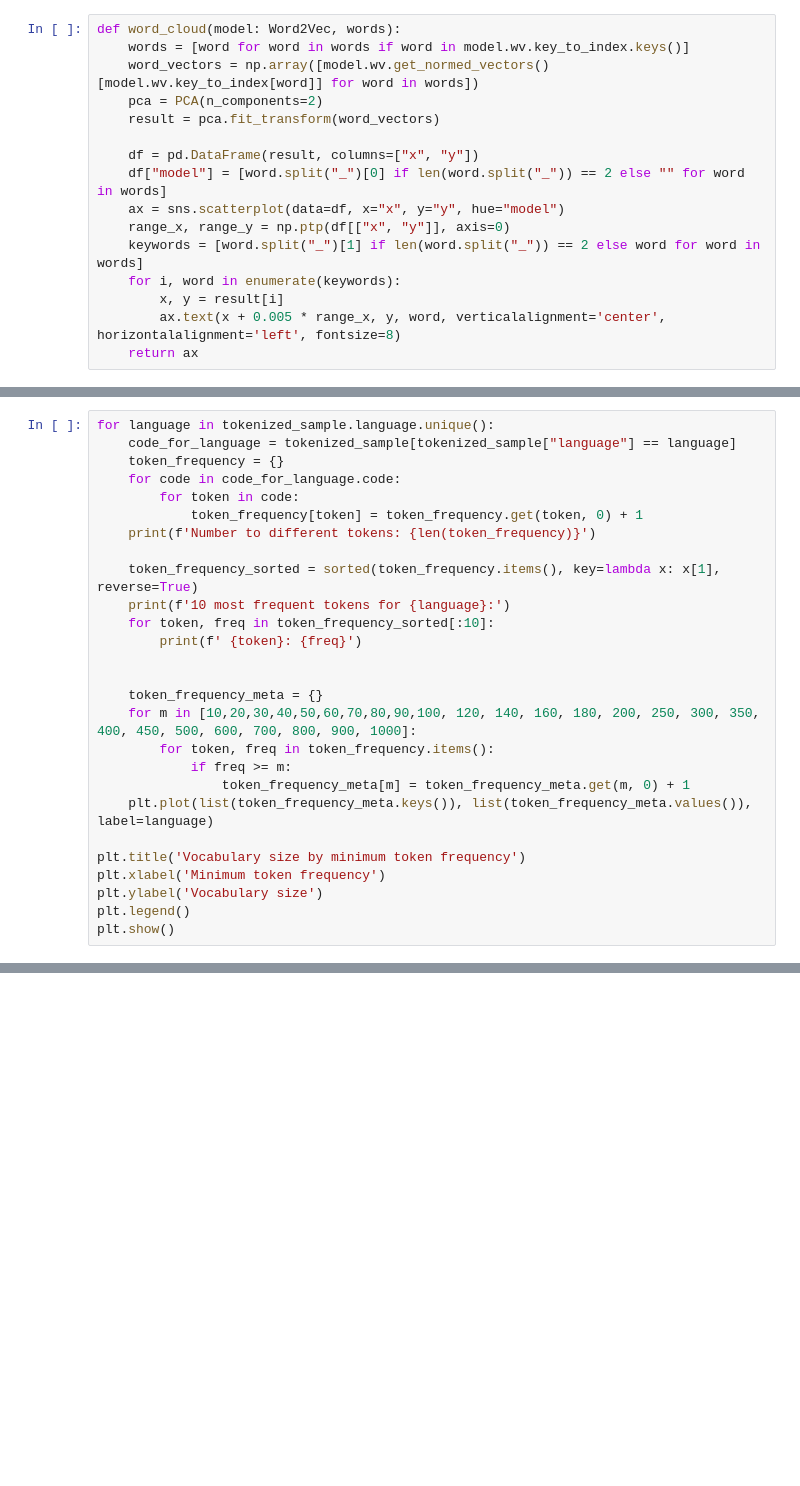
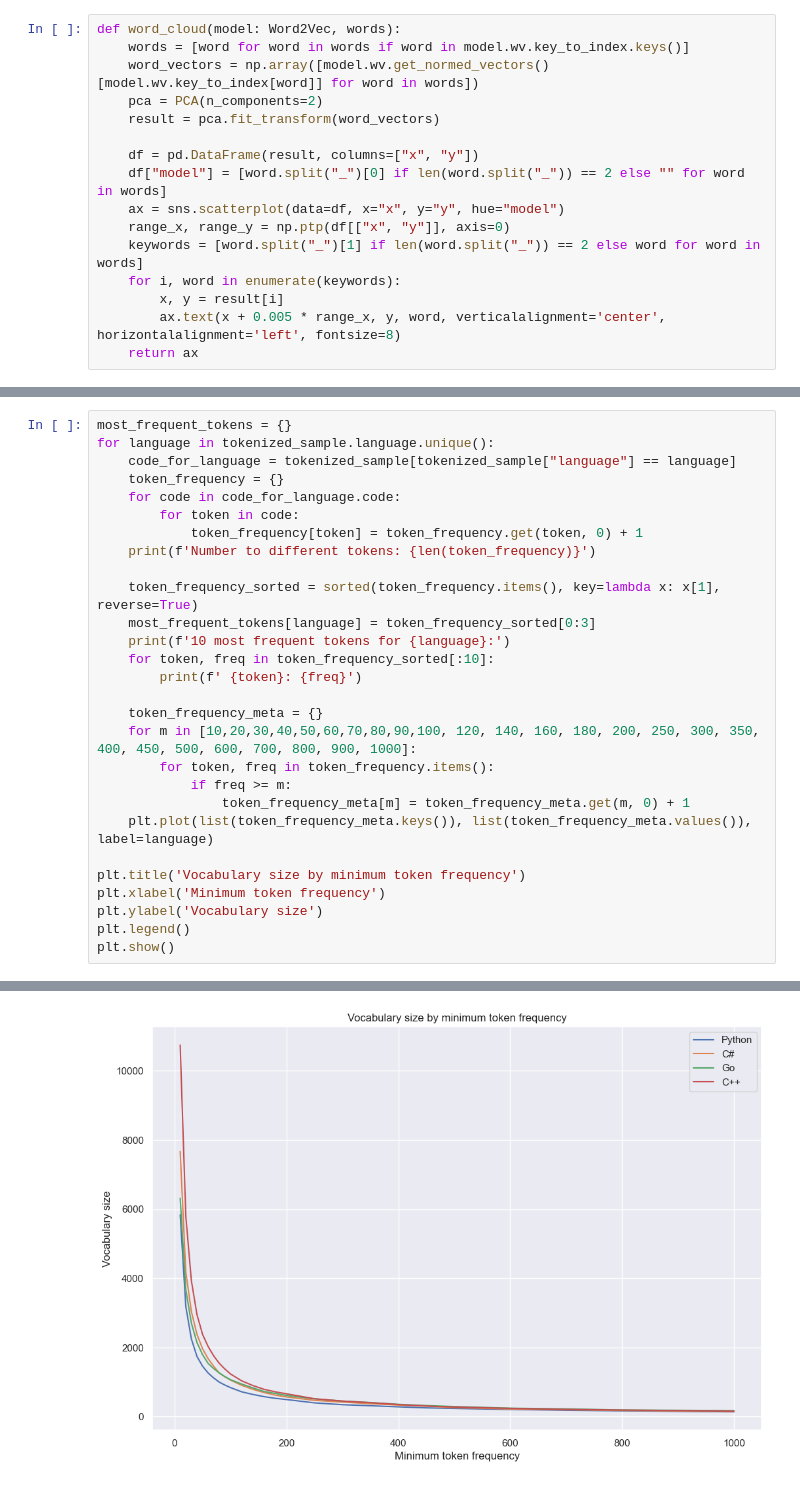
Before and after one commit to kev-inn/programming-languages-w2v, a Jupyter notebook: example.ipynb, the cells around one changed output, grey strips where cells are left out. Saved outputs shown, nothing was run; the diff lists cells and outputs as text; blank space fills up the shorter version.

```diff
--- a/example.ipynb
+++ b/example.ipynb
@@ -157,4 +223,5 @@ for i in range(20):
 # %%
+most_frequent_tokens = {}
 for language in tokenized_sample.language.unique():
     code_for_language = tokenized_sample[tokenized_sample["language"] == language]
     token_frequency = {}
@@ -164,10 +231,10 @@ for language in tokenized_sample.language.unique():
     print(f'Number to different tokens: {len(token_frequency)}')
 
     token_frequency_sorted = sorted(token_frequency.items(), key=lambda x: x[1], reverse=True)
+    most_frequent_tokens[language] = token_frequency_sorted[0:3]
     print(f'10 most frequent tokens for {language}:')
     for token, freq in token_frequency_sorted[:10]:
         print(f' {token}: {freq}')
-
 
     token_frequency_meta = {}
     for m in [10,20,30,40,50,60,70,80,90,100, 120, 140, 160, 180, 200, 250, 300, 350, 400, 450, 500, 600, 700, 800, 900, 1000]:
@@ -181,3 +248,4 @@ plt.xlabel('Minimum token frequency')
 plt.ylabel('Vocabulary size')
 plt.legend()
 plt.show()
+# %% [output]
@@ -184,2 +269,3 @@ plt.show()
+[figure, added]
 # %%
 complete_model.wv.most_similar(positive=['C++_if'], negative=['Python_if', 'C#_if'])
```
Also changed, not shown: parts of 13 cells of this notebook.
